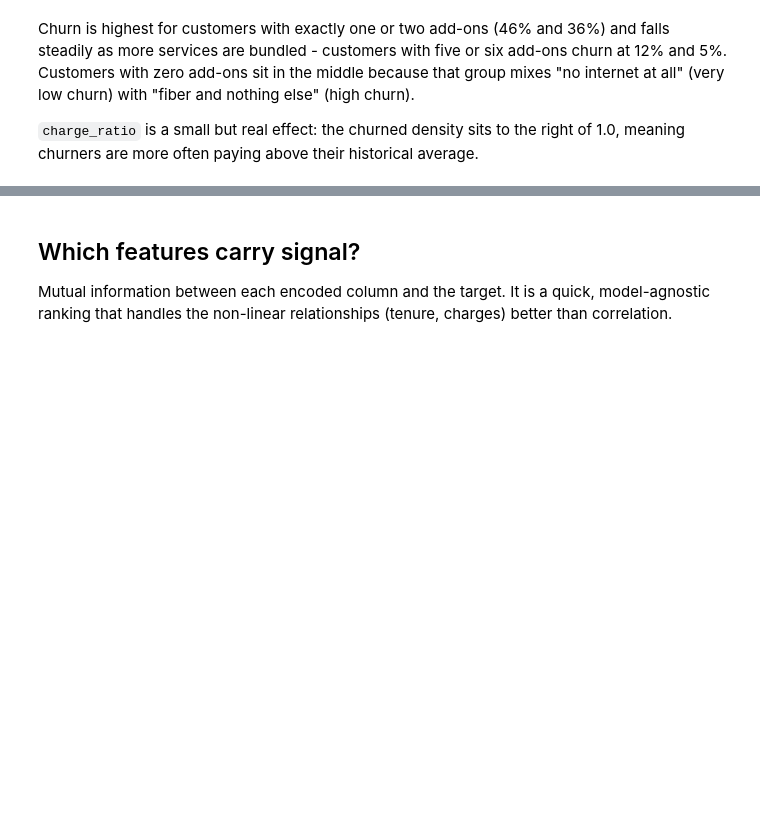
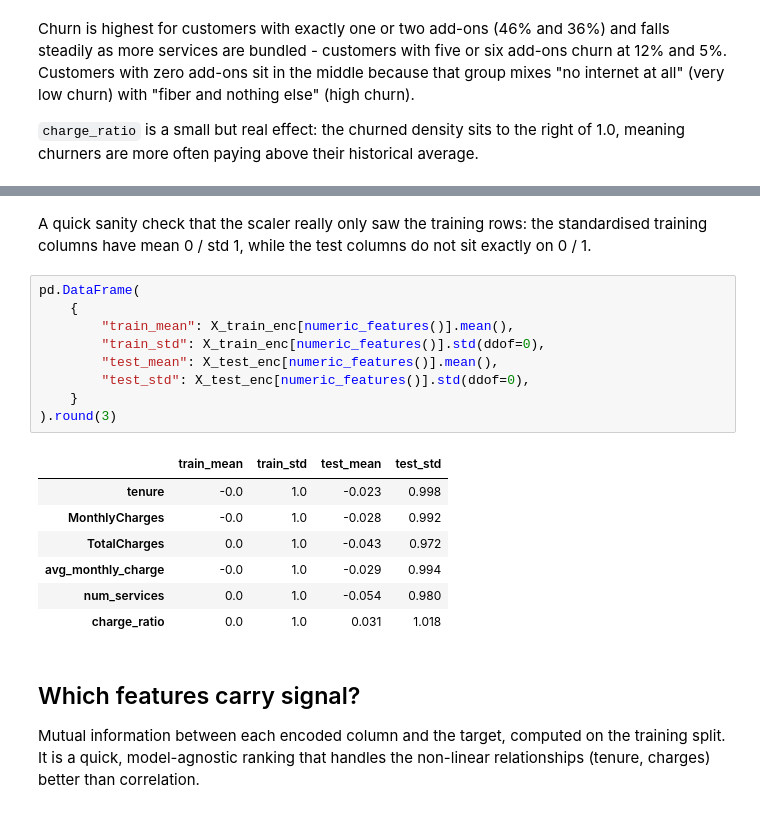
Before and after one commit to Sandykrish/telco-churn-prediction, a Jupyter notebook: notebooks/03_feature_engineering.ipynb, the cells around one changed output, grey strips where cells are left out. Saved outputs shown, nothing was run; the diff lists cells and outputs as text; blank space fills up the shorter version.

```diff
--- a/notebooks/03_feature_engineering.ipynb
+++ b/notebooks/03_feature_engineering.ipynb
@@ -147,9 +176,30 @@ feature_columns
  'tenure_group_13-24',
  'tenure_group_25-48',
  'tenure_group_49-72']
+# %% [markdown]
+A quick sanity check that the scaler really only saw the training rows: the standardised
+training columns have mean 0 / std 1, while the test columns do not sit exactly on 0 / 1.
+# %%
+pd.DataFrame(
+    {
+        "train_mean": X_train_enc[numeric_features()].mean(),
+        "train_std": X_train_enc[numeric_features()].std(ddof=0),
+        "test_mean": X_test_enc[numeric_features()].mean(),
+        "test_std": X_test_enc[numeric_features()].std(ddof=0),
+    }
+).round(3)
+# %% [output]
+|  | train_mean | train_std | test_mean | test_std |
+| tenure | -0.0 | 1.0 | -0.023 | 0.998 |
+| MonthlyCharges | -0.0 | 1.0 | -0.028 | 0.992 |
+| TotalCharges | 0.0 | 1.0 | -0.043 | 0.972 |
+| avg_monthly_charge | -0.0 | 1.0 | -0.029 | 0.994 |
+| num_services | 0.0 | 1.0 | -0.054 | 0.980 |
+| charge_ratio | 0.0 | 1.0 | 0.031 | 1.018 |
 # %% [markdown]
 ## Which features carry signal?
 
-Mutual information between each encoded column and the target. It is a quick, model-agnostic
-ranking that handles the non-linear relationships (tenure, charges) better than correlation.
+Mutual information between each encoded column and the target, computed on the training split.
+It is a quick, model-agnostic ranking that handles the non-linear relationships (tenure,
+charges) better than correlation.
 # %%
```
Also changed, not shown: parts of 16 cells of this notebook, 4 other files.
